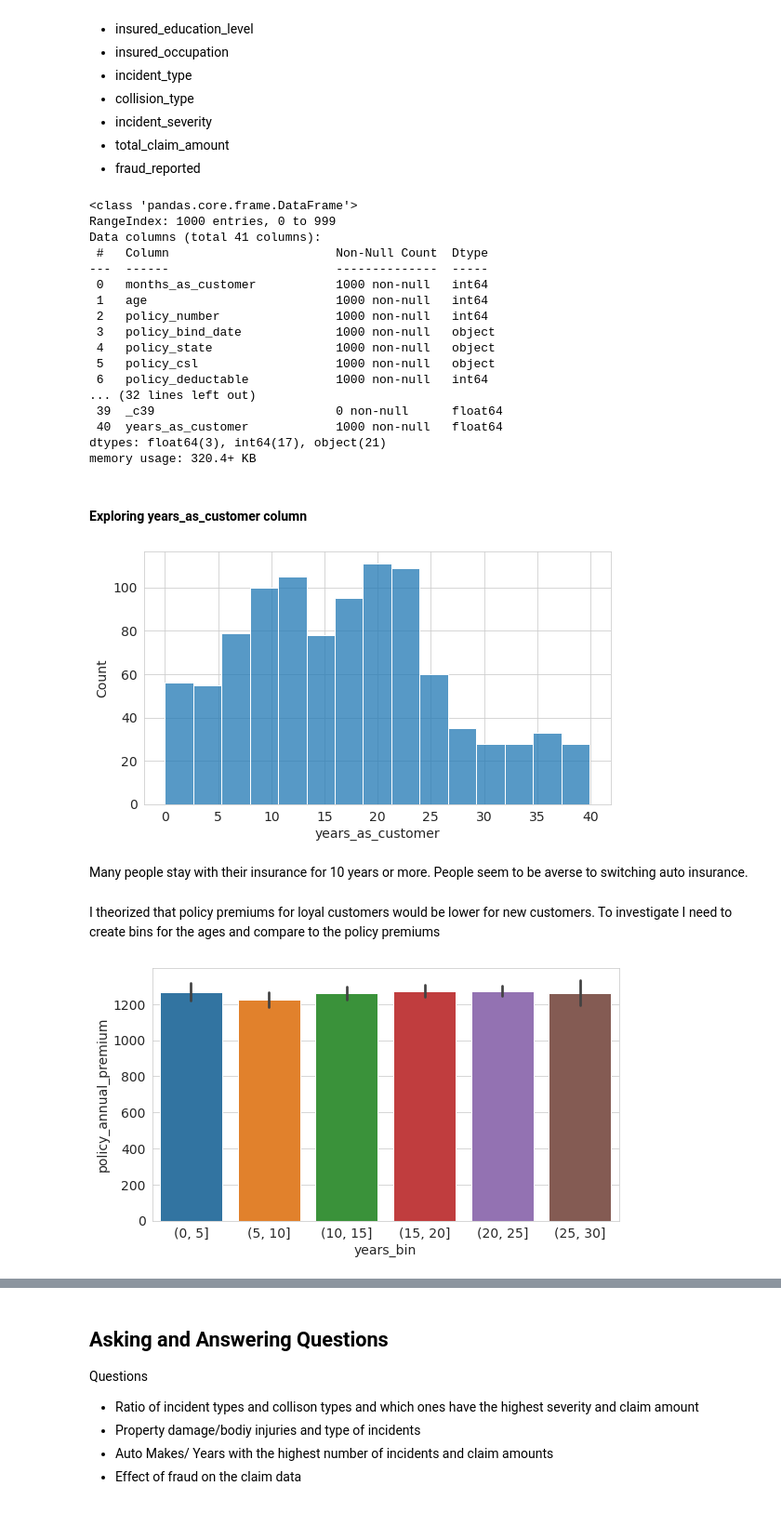
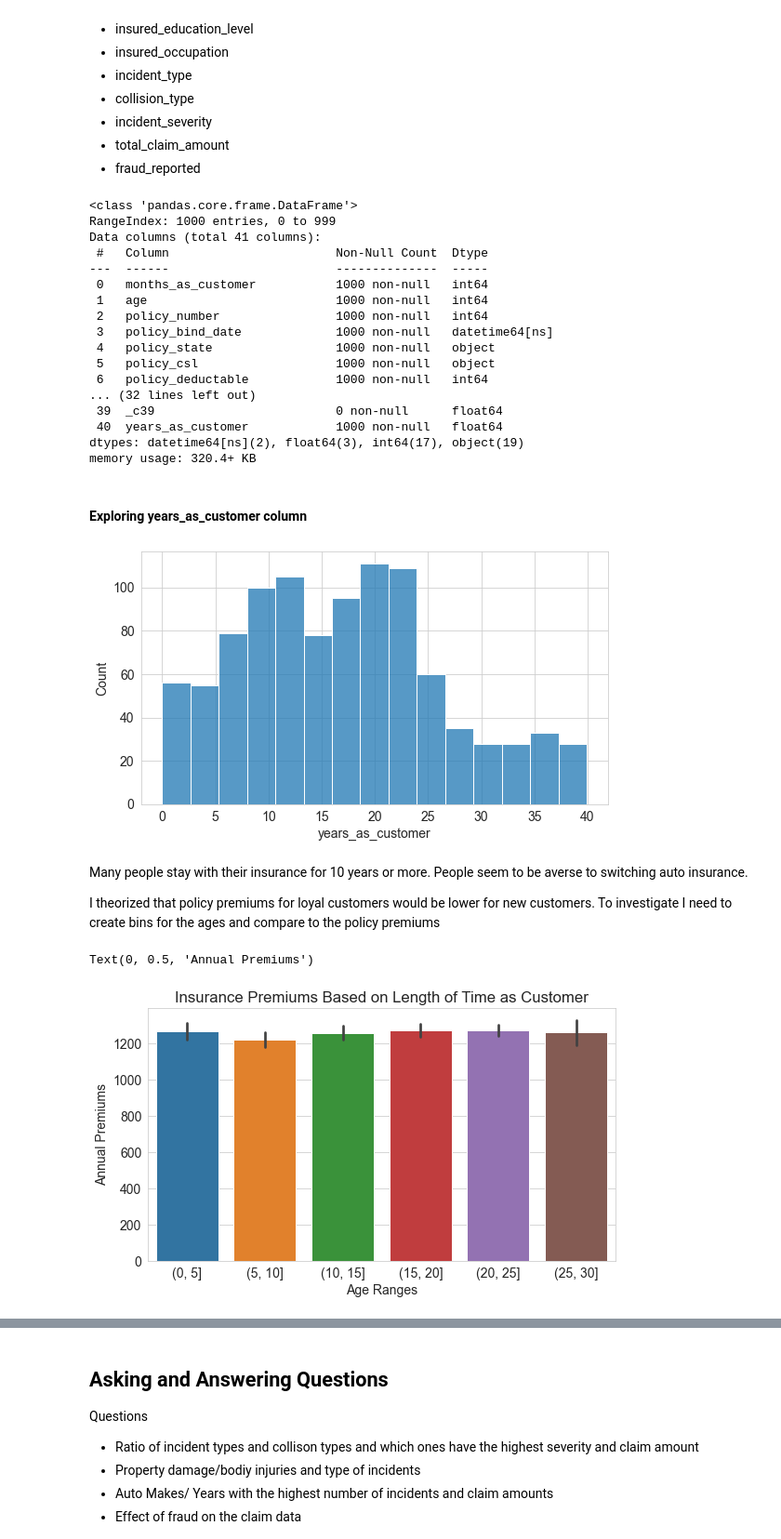
Before and after one commit to NicoWright/ZerotoPandas-CourseProject, a Jupyter notebook: zerotopandas_course_project.ipynb, the cells around one changed output, grey strips where cells are left out. Shown at 93% size. Saved outputs shown, nothing was run; the diff lists cells and outputs as text; code cells hidden in the pictures; blank space fills up the shorter version.

```diff
--- a/zerotopandas_course_project.ipynb
+++ b/zerotopandas_course_project.ipynb
@@ -51,7 +19,7 @@ We will import the necessary modules for analysis and understand the shape and c
 import pandas as pd
 import numpy as np
 # %%
-df = pd.read_csv('/content/automobile-insurance/insurance_claims.csv')
+df = pd.read_csv('insurance_claims.csv')
 # %%
 df
 # %% [output]
@@ -98,0 +59,3 @@ array(['01', '02', '03'], dtype=object)
+# %%
+df.incident_date = pd.to_datetime(df.incident_date)
+df.policy_bind_date = pd.to_datetime(df.policy_bind_date)
@@ -192,4 +155,4 @@ import matplotlib.pyplot as plt
 sns.set_style('whitegrid')
 matplotlib.rcParams['font.size'] = 14
 matplotlib.rcParams['figure.figsize'] = (9, 5)
-matplotlib.rcParams['figure.facecolor'] = '#00000000'
+#matplotlib.rcParams['figure.facecolor'] = '#00000000'
@@ -216,30 +191,34 @@ Data columns (total 41 columns):
  0   months_as_customer           1000 non-null   int64
  1   age                          1000 non-null   int64
  2   policy_number                1000 non-null   int64
- 3   policy_bind_date             1000 non-null   object
+ 3   policy_bind_date             1000 non-null   datetime64[ns]
  4   policy_state                 1000 non-null   object
  5   policy_csl                   1000 non-null   object
  6   policy_deductable            1000 non-null   int64
 ... (32 lines left out)
  39  _c39                         0 non-null      float64
  40  years_as_customer            1000 non-null   float64
-dtypes: float64(3), int64(17), object(21)
+dtypes: datetime64[ns](2), float64(3), int64(17), object(19)
 memory usage: 320.4+ KB
 # %% [markdown]
 #### Exploring years_as_customer column
 # %%
 sns.histplot(df.years_as_customer);
 # %% [output]
-[figure, old version]
+[figure, new version]
 # %% [markdown]
 Many people stay with their insurance for 10 years or more. People seem to be averse to switching auto insurance.
+
+I theorized that policy premiums for loyal customers would be lower for new customers. To investigate I need to create bins for the ages and compare to the policy premiums
-# %% [markdown]
-I theorized that policy premiums for loyal customers would be lower for new customers. To investigate I need to create bins for the ages and compare to the policy premiums
 # %%
 #bins = [0,10,20,30,40]
 bins = [0,5,10,15,20,25,30,]
 df['years_bin'] = pd.cut(df.years_as_customer, bins)
 # %%
 sns.barplot(x='years_bin', y='policy_annual_premium', data=df);
+plt.title('Insurance Premiums Based on Length of Time as Customer')
+plt.xlabel('Age Ranges')
+plt.ylabel('Annual Premiums')
 # %% [output]
+Text(0, 0.5, 'Annual Premiums')
-[figure, old version]
+[figure, new version]
```
Also changed, not shown: parts of 23 cells of this notebook, 3 other files.
